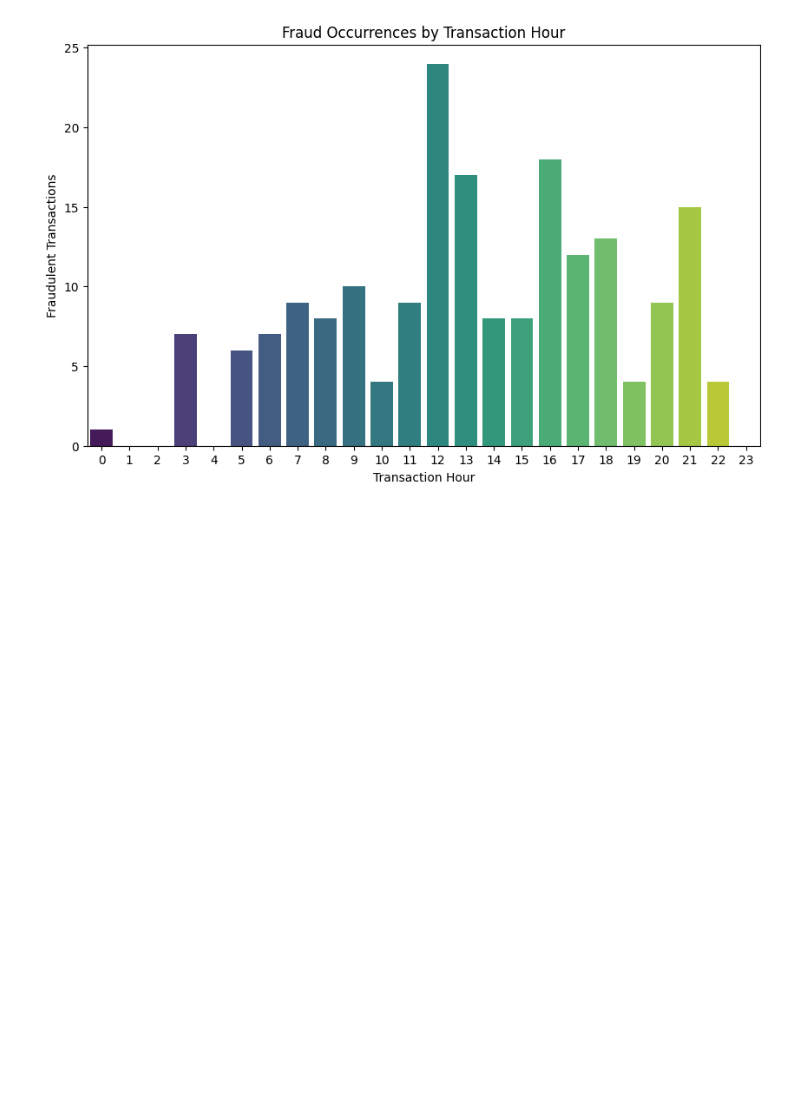
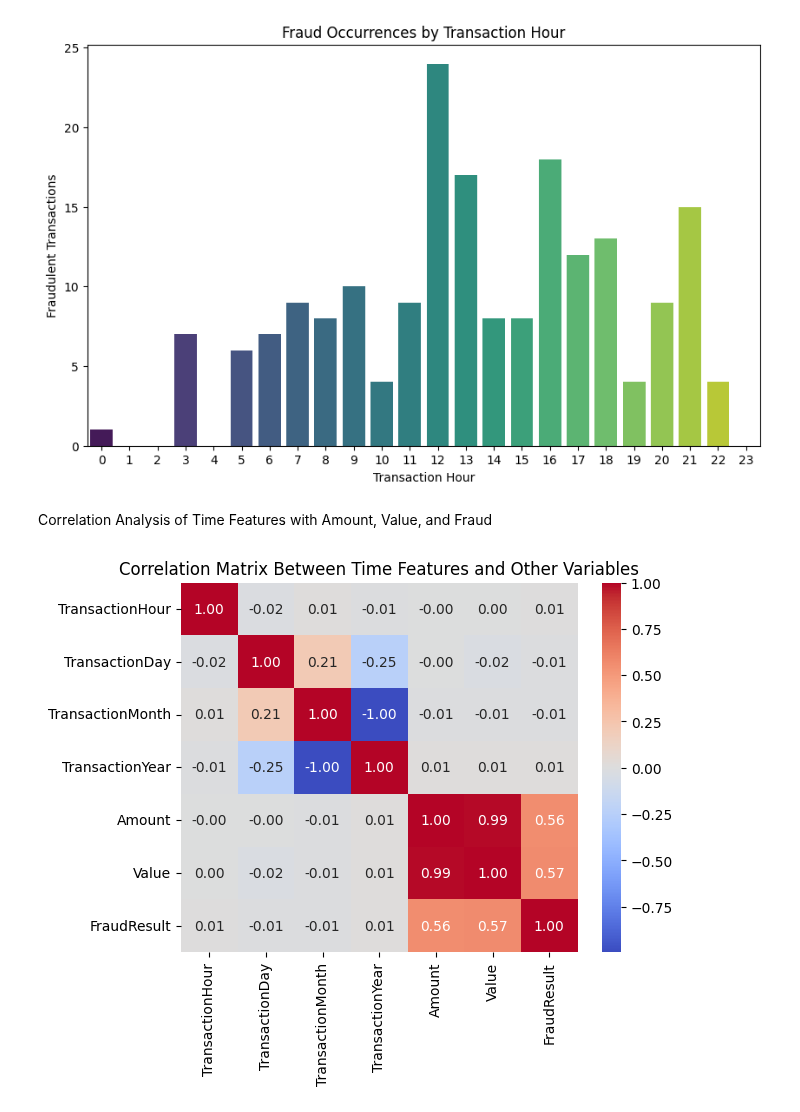
Before and after one commit to Birkity/-Credit-Scoring-Model, a Jupyter notebook: notebooks/task_2.ipynb, the cells around one changed output. Cells and saved outputs as stored; diff of their text form; code cells hidden in the pictures; blank space fills up the shorter version.

Commit message:
Correlation Analysis of Time Features with Amount, Value, and Fraud

```diff
--- a/notebooks/task_2.ipynb
+++ b/notebooks/task_2.ipynb
@@ -271,3 +271,13 @@ Passing `palette` without assigning `hue` is deprecated and will be removed in v
 
   sns.barplot(x='TransactionHour', y='FraudResult', data=fraud_by_hour, palette='viridis')
 [figure]
+# %% [markdown]
+Correlation Analysis of Time Features with Amount, Value, and Fraud
+# %%
+time_corr = df[['TransactionHour', 'TransactionDay', 'TransactionMonth', 'TransactionYear', 'Amount', 'Value', 'FraudResult']].corr()
+
+sns.heatmap(time_corr, annot=True, cmap='coolwarm', fmt='.2f')
+plt.title('Correlation Matrix Between Time Features and Other Variables')
+plt.show()
+# %% [output]
+[figure, added]
```
